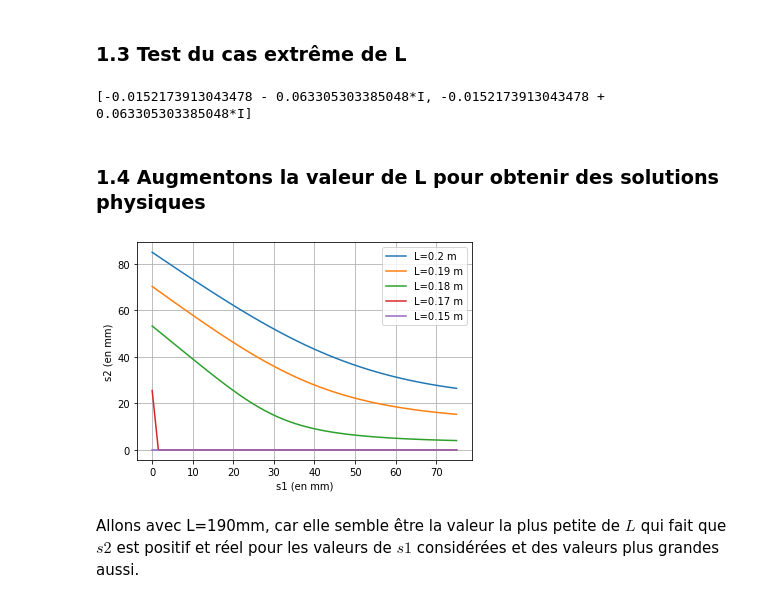
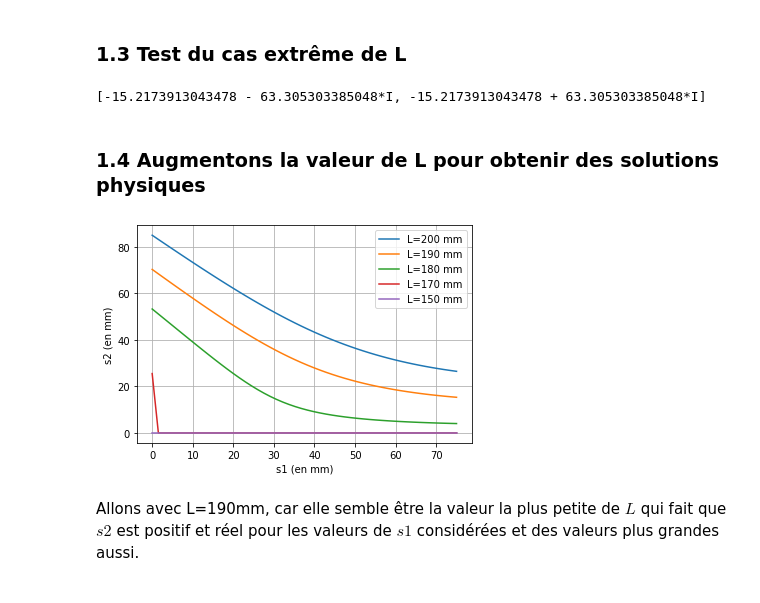
Before and after one commit to nicolasleblanc-poly/Introduction-l-optique-moderne, a Jupyter notebook: Laboratoire 2/pre-lab_2.ipynb, the cells around one changed output. Drawn from its saved outputs; the diff is of its cells as text; code cells hidden in the pictures.

```diff
--- a/Laboratoire 2/pre-lab_2.ipynb
+++ b/Laboratoire 2/pre-lab_2.ipynb
@@ -39,24 +39,23 @@ Voici les 7 étapes du système de caméra:
 6. Lentille mince convergente de longueur focale $f_3=75$ mm
 7. Translation de $L_{im}$
 # %%
-def system_matrix(s1, s2, s3, f1=150e-3, f2=-75e-3, f3=75e-3, Lobj=1): # [m]
+def system_matrix(s1, s2, s3, Lobj, f1=150, f2=-75, f3=75): # [mm]
     '''
-        Retourne la matrice de tracé de rayon 2x2 du système de microscopie confocale
-        Celle-ci contient l'inconnu 'x' comme variable symbolique
+        Retourne la matrice de tracé de rayon 2x2 d'une caméra simple
     '''
-    #x = sp.symbols('x')
     Mtot = Mtrans(s3)@Mlens(f3)@Mtrans(s2)@Mlens(f2)@Mtrans(s1)@Mlens(f1)@Mtrans(Lobj)
     return Mtot
 # %% [markdown]
 ### 1.3 Test du cas extrême de L
 # %%
 # Pour le cas extrême où L = 100mm, on a que s1 = 0mm. Donc, la lentille f1 est collée à la lentille f2.
-s1 = 0 # [m]
-L = 100e-3 # [m]
+s1 = 0 # [mm]
+L = 100 # [mm]
+Lobj = 1000 # [mm]
 s2 = sp.symbols('s2')
 s3 = L-s1-s2
 # on trouve la matrice de tracé de rayon pour le plan image en orange
-Msys = system_matrix(s1, s2, s3)
+Msys = system_matrix(s1, s2, s3, Lobj)
 # On est dans le cas où le rayon incident et le rayon transmis convergent chancun en un point.
 # On est donc dans le cas où le coefficient B de la matrice [[A B], [C,D]] vaut 0.
 B = Msys[0, 1]
@@ -69,41 +68,42 @@ print(s2_solve)
 # ce résultat par le fait qu'il semble ne pas exister de valeurs possibles pour s2 qui permettent
 # d'avoir B=0. Il faut donc augmenter la valeur de L pour permettre d'obtenir des solutions logiques.
 # %% [output]
-[-0.0152173913043478 - 0.063305303385048*I, -0.0152173913043478 + 0.063305303385048*I]
+[-15.2173913043478 - 63.305303385048*I, -15.2173913043478 + 63.305303385048*I]
 # %% [markdown]
 ### 1.4 Augmentons la valeur de L pour obtenir des solutions physiques
 # %%
 # Augmentons la valeur de L.
-L = [200e-3, 190e-3, 180e-3, 170e-3, 150e-3] # [m]
-s1 = np.linspace(0, 75e-3, 50) # [m]
+L = [200, 190, 180, 170, 150] # [mm]
+Lobj = 1000 # [mm]
+s1 = np.linspace(0, 75, 50) # [mm]
 s2 = sp.symbols('s2')
 
 for Lval in L:
     slns = []
     for s1_val in s1:
         # On trouve la matrice de tracé de rayon
         s3 = Lval-s1_val-s2
-        Msys = system_matrix(s1_val, s2, s3)
+        Msys = system_matrix(s1_val, s2, s3, Lobj)
         # On est dans le cas où le rayon incident et le rayon transmis convergent chancun en un point.
         # On est donc dans le cas où le coefficient B de la matrice [[A B], [C,D]] vaut 0.
         B = Msys[0, 1]
         # print(type(B))
         # print(sp.solve(B)[0])
         slns.append(sp.solve(B)[-1]) # On garde que la solution positive
         # print(slns)
     slns = np.complex_(slns)
     for i in range(len(slns)):
         if  slns[i].imag != 0.0 or slns[i].real<0:
             slns[i] = 0
     slns = slns.real
-    plt.plot(s1*1e3, slns*1e3, label=f'L={Lval} m')
+    plt.plot(s1, slns, label=f'L={Lval} mm')
 
 plt.legend()
 plt.xlabel("s1 (en mm)")
 plt.ylabel("s2 (en mm)")
 plt.grid()
 # %% [output]
-[figure, old version]
+[figure, new version]
 # %% [markdown]
 Allons avec L=190mm, car elle semble être la valeur la plus petite de $L$ qui fait que $s2$ est positif et réel pour les valeurs de $s1$ considérées et des valeurs plus grandes aussi.
 # %% [markdown]
```
Also changed, not shown: parts of 16 cells of this notebook, 4 other files.
